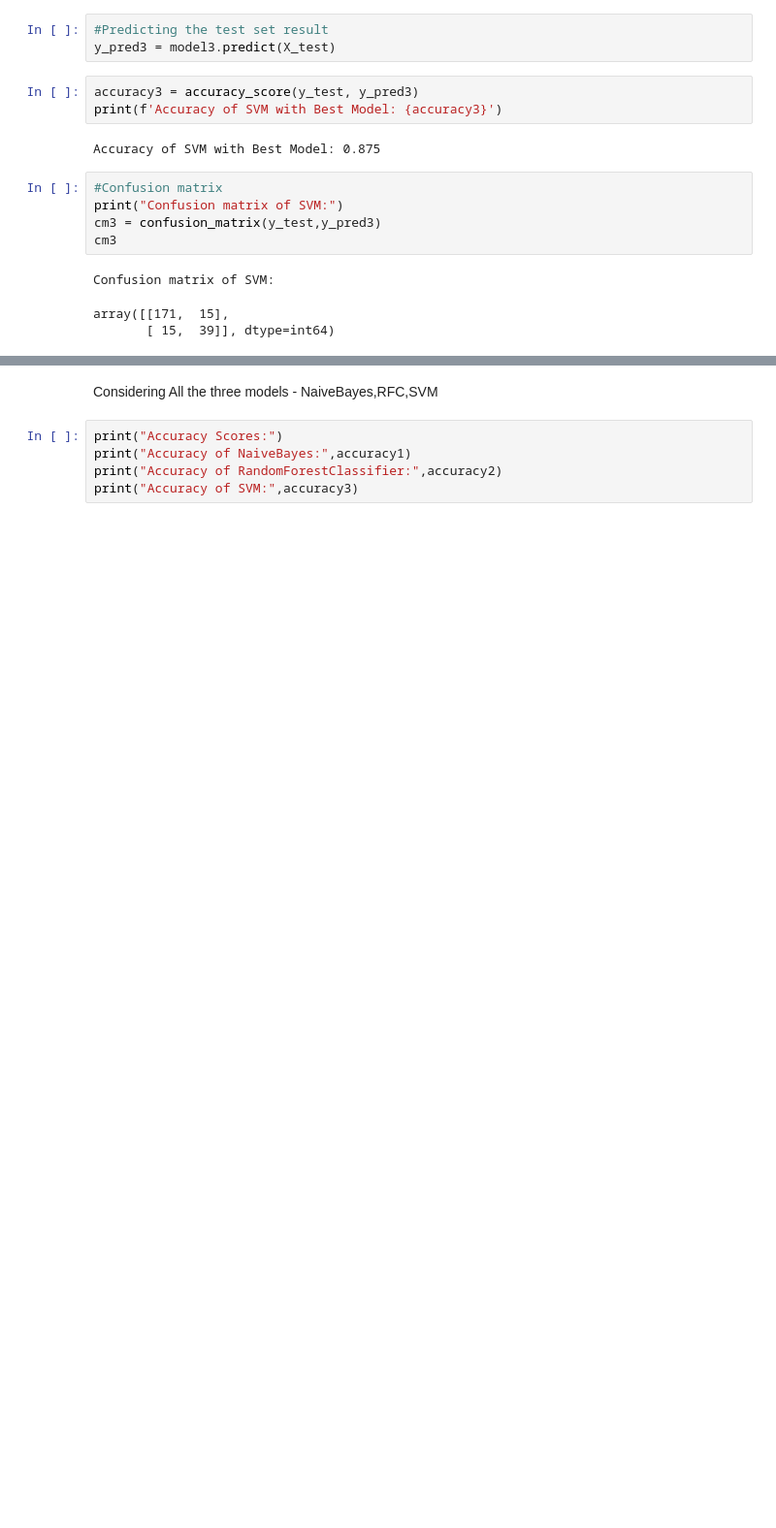
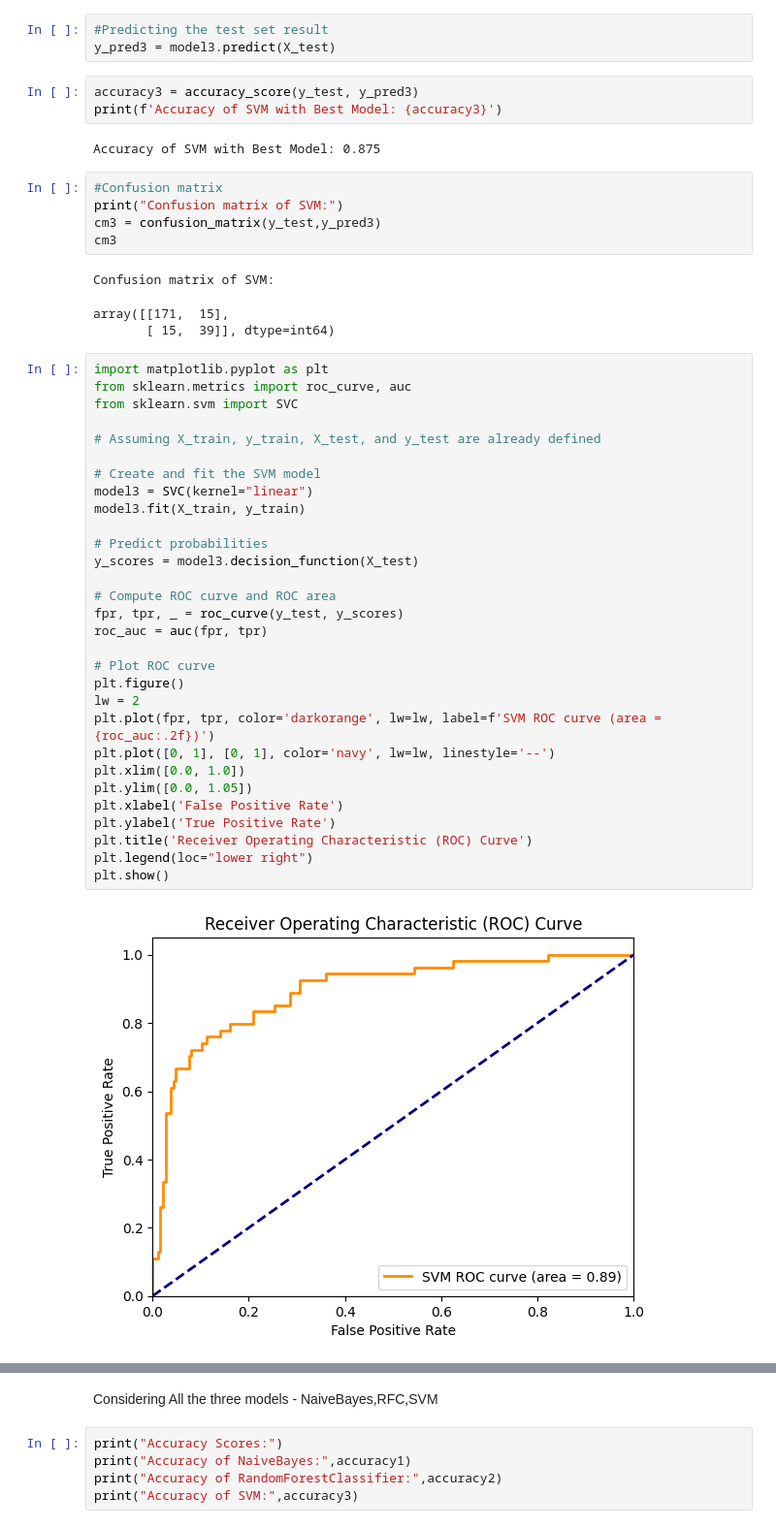
Before and after one commit to athiram24/ASD_Analyzer, a Jupyter notebook: Notebook/ASD4.ipynb, the cells around one changed output, grey strips where cells are left out. Shown at 97% size. Saved outputs shown, nothing was run; the diff lists cells and outputs as text; blank space fills up the shorter version.

```diff
--- a/Notebook/ASD4.ipynb
+++ b/Notebook/ASD4.ipynb
@@ -403,3 +410,35 @@ cm3
 Confusion matrix of SVM:
 array([[171,  15],
        [ 15,  39]], dtype=int64)
+# %%
+import matplotlib.pyplot as plt
+from sklearn.metrics import roc_curve, auc
+from sklearn.svm import SVC
+
+# Assuming X_train, y_train, X_test, and y_test are already defined
+
+# Create and fit the SVM model
+model3 = SVC(kernel="linear")
+model3.fit(X_train, y_train)
+
+# Predict probabilities
+y_scores = model3.decision_function(X_test)
+
+# Compute ROC curve and ROC area
+fpr, tpr, _ = roc_curve(y_test, y_scores)
+roc_auc = auc(fpr, tpr)
+
+# Plot ROC curve
+plt.figure()
+lw = 2
+plt.plot(fpr, tpr, color='darkorange', lw=lw, label=f'SVM ROC curve (area = {roc_auc:.2f})')
+plt.plot([0, 1], [0, 1], color='navy', lw=lw, linestyle='--')
+plt.xlim([0.0, 1.0])
+plt.ylim([0.0, 1.05])
+plt.xlabel('False Positive Rate')
+plt.ylabel('True Positive Rate')
+plt.title('Receiver Operating Characteristic (ROC) Curve')
+plt.legend(loc="lower right")
+plt.show()
+# %% [output]
+[figure, added]
```
Also changed, not shown: parts of 11 cells of this notebook, 3 other files.
